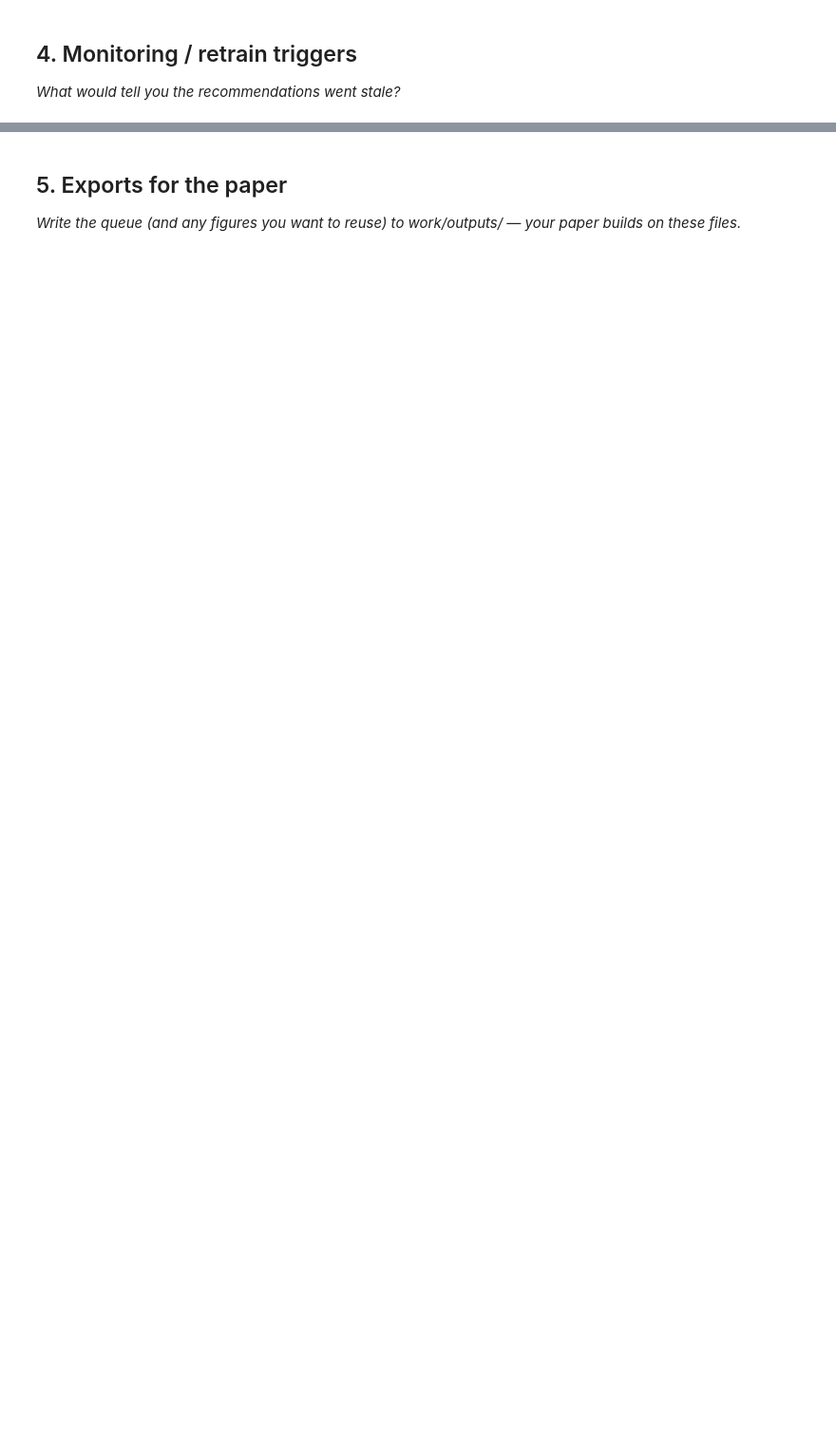
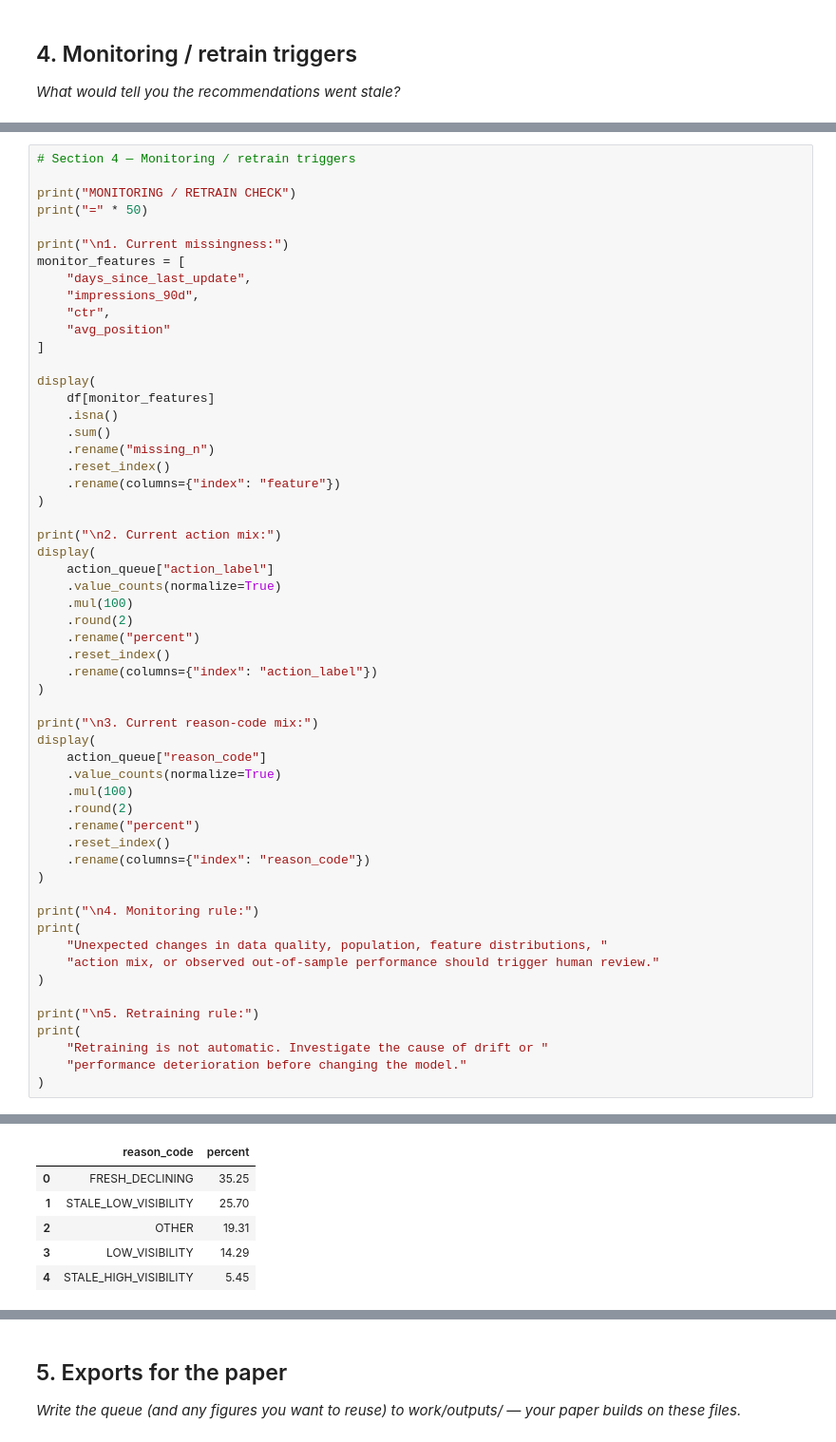
Before and after one commit to Priyaa1904/Flyrank-ML-Internship-Starter, a Jupyter notebook: work/notebooks/w07_action_playbook.ipynb, the cells around one changed output, grey strips where cells are left out. Shown at 95% size. Saved outputs shown, nothing was run; the diff lists cells and outputs as text; blank space fills up the shorter version.

```diff
--- a/work/notebooks/w07_action_playbook.ipynb
+++ b/work/notebooks/w07_action_playbook.ipynb
@@ -36,0 +346,57 @@ This skeleton is yours to fill. Work the sections **in order** — each one has
+# %%
+# Section 4 — Monitoring / retrain triggers
+
+print("MONITORING / RETRAIN CHECK")
+print("=" * 50)
+
+print("\n1. Current missingness:")
+monitor_features = [
+    "days_since_last_update",
+    "impressions_90d",
+    "ctr",
+    "avg_position"
+]
+
+display(
+    df[monitor_features]
+    .isna()
+    .sum()
+    .rename("missing_n")
+    .reset_index()
+    .rename(columns={"index": "feature"})
+)
+
+print("\n2. Current action mix:")
+display(
+    action_queue["action_label"]
+    .value_counts(normalize=True)
+    .mul(100)
+    .round(2)
+    .rename("percent")
+    .reset_index()
+    .rename(columns={"index": "action_label"})
+)
+
+print("\n3. Current reason-code mix:")
+display(
+    action_queue["reason_code"]
+    .value_counts(normalize=True)
+    .mul(100)
+    .round(2)
+    .rename("percent")
+    .reset_index()
+    .rename(columns={"index": "reason_code"})
+)
+
+print("\n4. Monitoring rule:")
+print(
+    "Unexpected changes in data quality, population, feature distributions, "
+    "action mix, or observed out-of-sample performance should trigger human review."
+)
+
+print("\n5. Retraining rule:")
+print(
+    "Retraining is not automatic. Investigate the cause of drift or "
+    "performance deterioration before changing the model."
+)
+# %% [output]
@@ -36,0 +418,6 @@ This skeleton is yours to fill. Work the sections **in order** — each one has
+|  | reason_code | percent |
+| 0 | FRESH_DECLINING | 35.25 |
+| 1 | STALE_LOW_VISIBILITY | 25.70 |
+| 2 | OTHER | 19.31 |
+| 3 | LOW_VISIBILITY | 14.29 |
+| 4 | STALE_HIGH_VISIBILITY | 5.45 |
```
Also changed, not shown: parts of 18 cells of this notebook.
